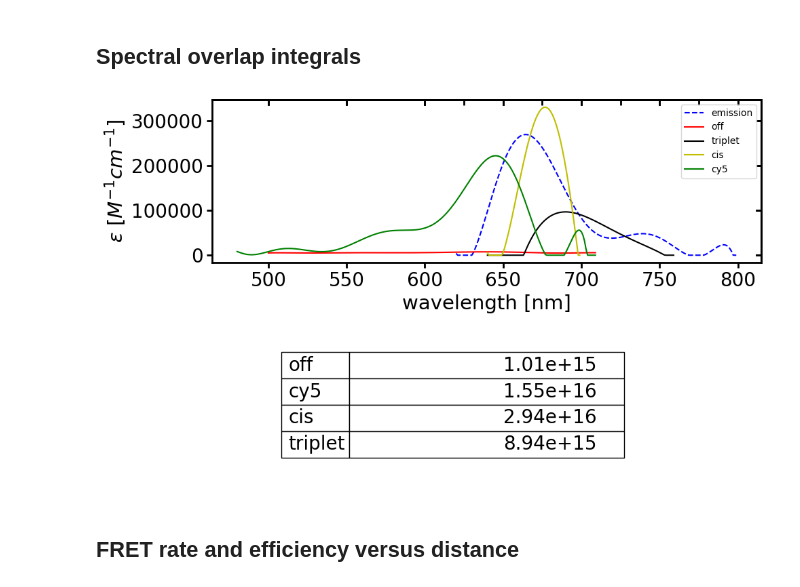
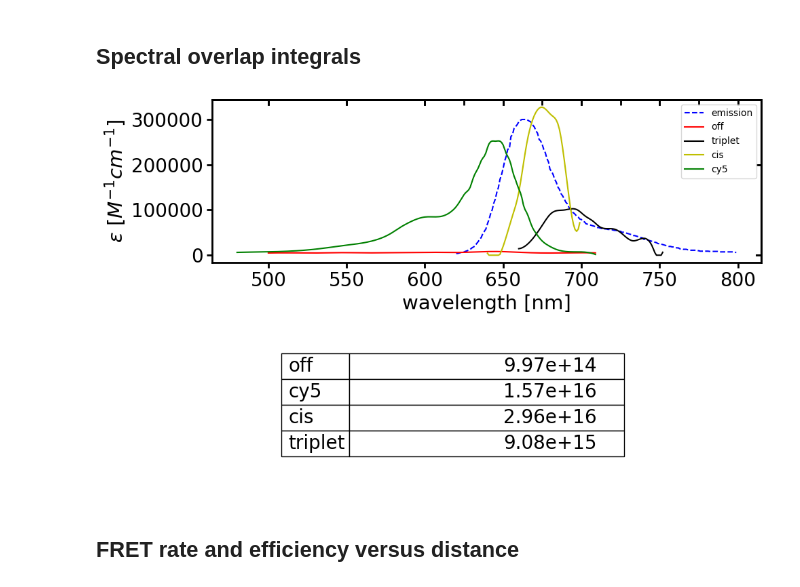
Before and after one commit to super-resolution/Fluopy, a Jupyter notebook: notebooks/energy transfer/spectral_overlap_integrals.ipynb, the cells around one changed output. Saved outputs shown, nothing was run; the diff lists cells and outputs as text; code cells hidden in the pictures.

```diff
--- a/notebooks/energy transfer/spectral_overlap_integrals.ipynb
+++ b/notebooks/energy transfer/spectral_overlap_integrals.ipynb
@@ -86,0 +78,23 @@ fig, ax = cp.universal_figure(type_='scatter', data=[measured_wavelengths, measu
+# %%
+off = pd.read_csv(file_path + 'cy5_off_absorption.csv')
+
+important_wavelengths = np.arange(500, 710)
+measured_wavelengths = off['x']
+sorted_indices = np.argsort(measured_wavelengths)
+measured_wavelengths = measured_wavelengths[sorted_indices]
+measured_extinctions = off[' y']
+measured_extinctions = measured_extinctions[sorted_indices]
+
+off_extinctions = itp.CubicSpline(measured_wavelengths, measured_extinctions)(important_wavelengths)
+
+upper = 800 - max(important_wavelengths)
+lower = min(important_wavelengths) - 300
+add_lower = np.zeros(shape=lower)
+add_upper = np.zeros(shape=upper)
+
+off_extinctions = np.where(off_extinctions < 0, 0, off_extinctions)
+off_extinctions_complete = np.concatenate((add_lower, off_extinctions, add_upper))
+
+fig, ax = cp.universal_figure(data=[important_wavelengths, off_extinctions])
+fig, ax = cp.universal_figure(type_='scatter', data=[measured_wavelengths, measured_extinctions], axes=ax,
+                              ylabel=r'$\epsilon\ [M^{-1}cm^{-1}]$', xlabel='wavelength [nm]', title='off')
@@ -91,8 +107,13 @@ cy5 = pd.read_csv(file_path + 'cy5_absorption.csv')
 
 important_wavelengths = np.arange(480, 710)
 measured_wavelengths = cy5['x']
+sorted_indices = np.argsort(measured_wavelengths)
+measured_wavelengths = measured_wavelengths[sorted_indices]
 measured_extinctions = cy5[' y']
-cy5_extinctions = np.polyval(polyfit(measured_wavelengths, measured_extinctions, deg=10), x=important_wavelengths)
+measured_extinctions = measured_extinctions[sorted_indices]
+cy5_extinctions = itp.CubicSpline(measured_wavelengths, measured_extinctions)(important_wavelengths)
+
+
 
 upper = 800 - max(important_wavelengths)
 lower = min(important_wavelengths) - 300
@@ -114,8 +135,12 @@ emission = pd.read_csv(file_path + 'cy5_emission.csv')
 
 important_wavelengths = np.arange(620, 800)
 measured_wavelengths = emission['Wavelength']
+sorted_indices = np.argsort(measured_wavelengths)
+measured_wavelengths = measured_wavelengths[sorted_indices]
 measured_emissions = emission['Cy5 EM']
-cy5_emissions = np.polyval(polyfit(measured_wavelengths, measured_emissions, deg=8), x=important_wavelengths)
+measured_emissions = measured_emissions[sorted_indices]
+
+cy5_emissions = itp.CubicSpline(measured_wavelengths, measured_emissions)(important_wavelengths)
 
 upper = 800 - max(important_wavelengths)
 lower = min(important_wavelengths) - 300
@@ -143,21 +168,21 @@ j_triplet = fo.calculate_spectral_overlap_integral(cy5_emissions_complete, tripl
 # %%
 fig, ax = cp.universal_figure(data=[np.arange(620, 800), cy5_emissions*300000], label='emission', ls='--', color='b',
                               ncols=1, nrows=2, fig_width=10, fig_height=6)
 _, _ = cp.universal_figure(data=[np.arange(500, 710), off_extinctions], label='off', fig=fig, axes=ax[0], color='r')
-_, _ = cp.universal_figure(data=[np.arange(640, 760), triplet_extinctions], label='triplet', fig=fig, axes=ax[0], color='k')
+_, _ = cp.universal_figure(data=[np.arange(660, 753), triplet_extinctions], label='triplet', fig=fig, axes=ax[0], color='k')
 _, _ = cp.universal_figure(data=[np.arange(640, 700), cis_extinctions], label='cis', fig=fig, axes=ax[0], color='y')
 _, _ = cp.universal_figure(data=[np.arange(480, 710), cy5_extinctions], label='cy5', fig=fig, axes=ax[0],
                            legend=True, color='g', xlabel='wavelength [nm]', ylabel=r'$\epsilon\ [M^{-1} cm^{-1}]$')
 fig = mi.delete_subplots(fig, ax, 1)
 new_ax = fig.add_subplot(212)
 new_ax.axis('off')
 table = new_ax.table(cellText=[[f'{j_off:.2e}'], [f'{j_cy5:.2e}'], [f'{j_cis:.2e}'], [f'{j_triplet:.2e}']],
                      rowLabels=['off', 'cy5', 'cis', 'triplet'], loc='center')
 table.scale(0.5, 2)
 table.set_fontsize(20)
 fig.tight_layout()
 # %% [output]
-[figure, old version]
+[figure, new version]
 # %% [markdown]
 ## FRET rate and efficiency versus distance
 # %% [markdown]
```
Also changed, not shown: parts of 8 cells of this notebook, 19 other files.
